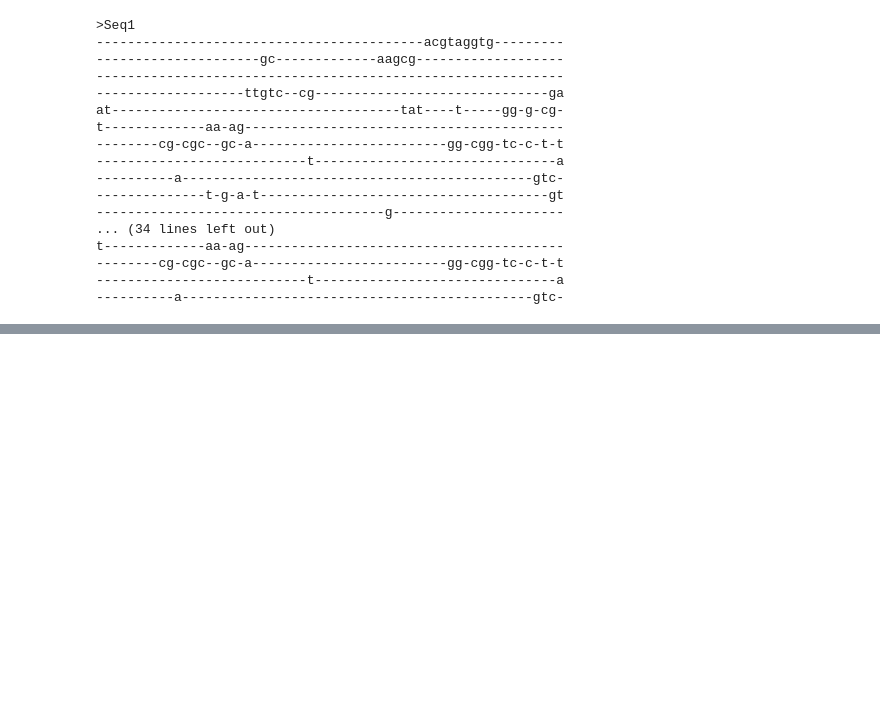
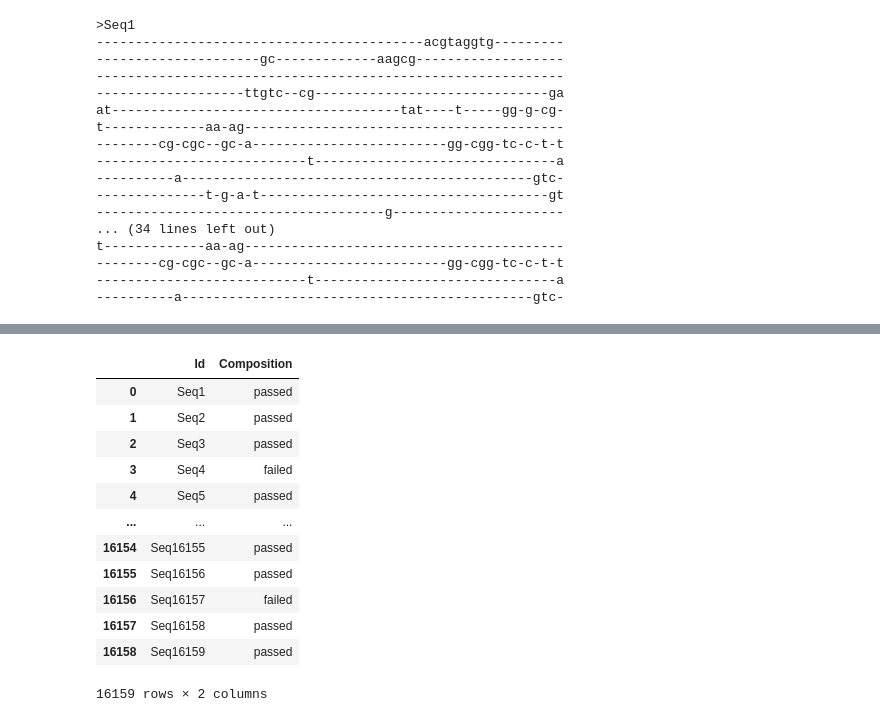
Before and after one commit to crabron/ARRIAM, a Jupyter notebook: align.ipynb, the cells around one changed output, grey strips where cells are left out. Saved outputs shown, nothing was run; the diff lists cells and outputs as text; code cells hidden in the pictures; blank space fills up the shorter version.

```diff
--- a/align.ipynb
+++ b/align.ipynb
@@ -99,0 +168,19 @@ writeXStringSet(alignment, file="al_d_2.fasta")
+# %%
+df.columns = ['somenumber', 'Id', 'Gap_Ambiguity', 'Composition', 'p-value']
+# df_filt = df.query('Composition =="passed"')
+df_filt = df[['Id', 'Composition']]
+df_filt
+# %% [output]
+|  | Id | Composition |
+| 0 | Seq1 | passed |
+| 1 | Seq2 | passed |
+| 2 | Seq3 | passed |
+| 3 | Seq4 | failed |
+| 4 | Seq5 | passed |
+| ... | ... | ... |
+| 16154 | Seq16155 | passed |
+| 16155 | Seq16156 | passed |
+| 16156 | Seq16157 | failed |
+| 16157 | Seq16158 | passed |
+| 16158 | Seq16159 | passed |
+16159 rows × 2 columns
```
Also changed, not shown: parts of 20 cells of this notebook.
